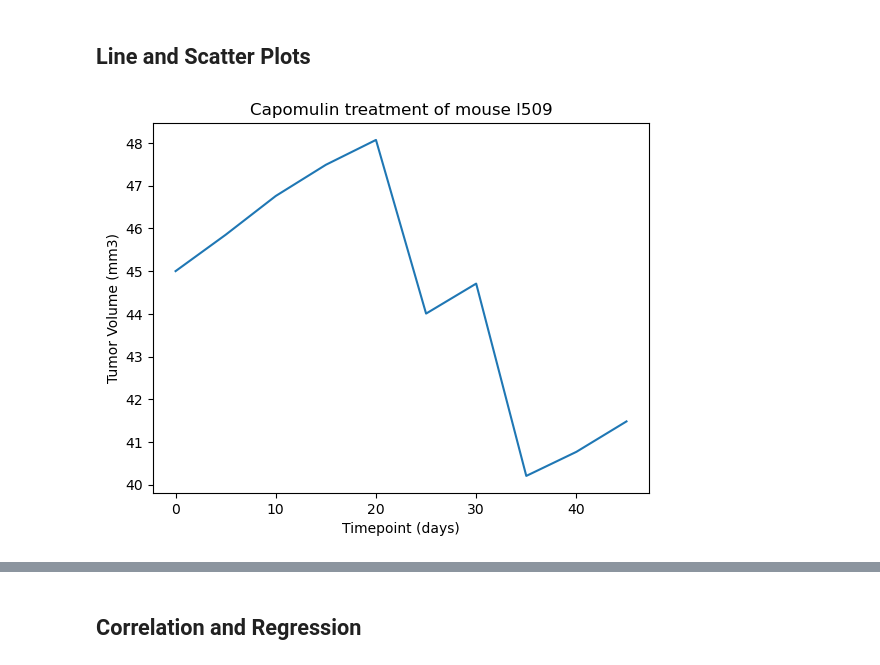
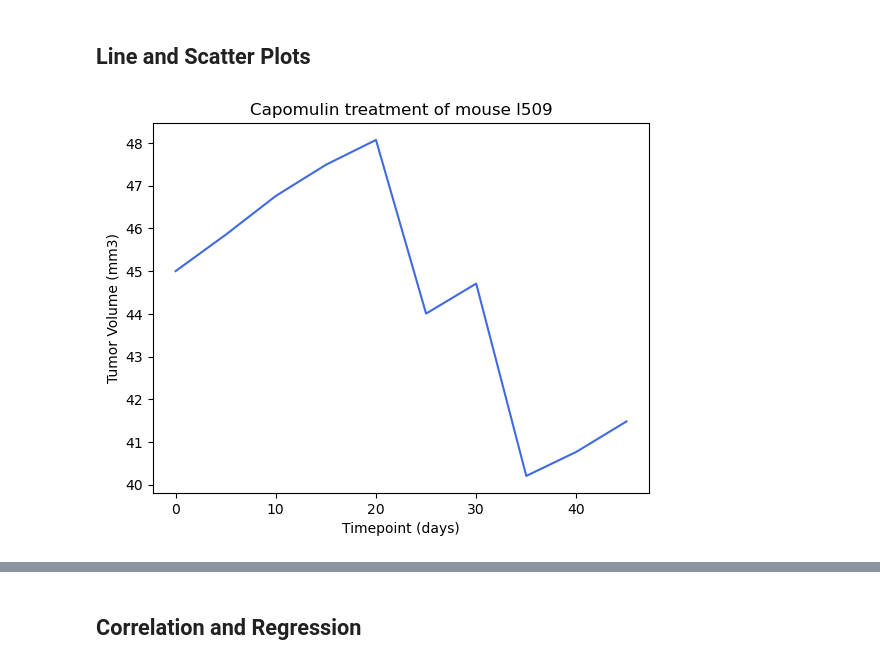
Before and after one commit to dragatuso/Module_5_Challenge, a Jupyter notebook: Pymaceuticals/pymaceuticals_starter.ipynb, the cells around one changed output, grey strips where cells are left out. Saved outputs shown, nothing was run; the diff lists cells and outputs as text; code cells hidden in the pictures.

```diff
--- a/Pymaceuticals/pymaceuticals_starter.ipynb
+++ b/Pymaceuticals/pymaceuticals_starter.ipynb
@@ -274,6 +267,14 @@ plt.show()
 # Capomulin, Ramicane, Infubinol, and Ceftamin
 
 # Start by getting the last (greatest) timepoint for each mouse
+df5=df_dropped.groupby('Mouse ID')
+df6 = pd.DataFrame(df5['Timepoint'].unique()).reset_index()
+df6
 
+df6['last_timepoint']=df6['Timepoint'].apply(lambda x:x[-1])
+df6
 
 # Merge this group df with the original DataFrame to get the tumor volume at the last timepoint
+merged_df=pd.merge(df6,df_dropped,on='Mouse ID')
+cleaned_df=merged_df.loc[merged_df['last_timepoint']==merged_df['Timepoint_y'],:]
+cleaned_df
@@ -308,5 +331,11 @@ Ceftamin's potential outliers: Series([], Name: Tumor Volume (mm3), dtype: float
 ## Line and Scatter Plots
 # %%
 # Generate a line plot of tumor volume vs. time point for a single mouse treated with Capomulin
+l509_df=merged_df.loc[merged_df['Mouse ID']=='l509']
+plt.plot(l509_df["Timepoint_y"],l509_df["Tumor Volume (mm3)"],color = "royalblue")
+plt.title("Capomulin treatment of mouse l509")
+plt.xlabel("Timepoint (days)")
+plt.gca().set_ylabel('Tumor Volume (mm3)')
+plt.show()
 # %% [output]
-[figure, old version]
+[figure, new version]
```
Also changed, not shown: parts of 10 cells of this notebook.
